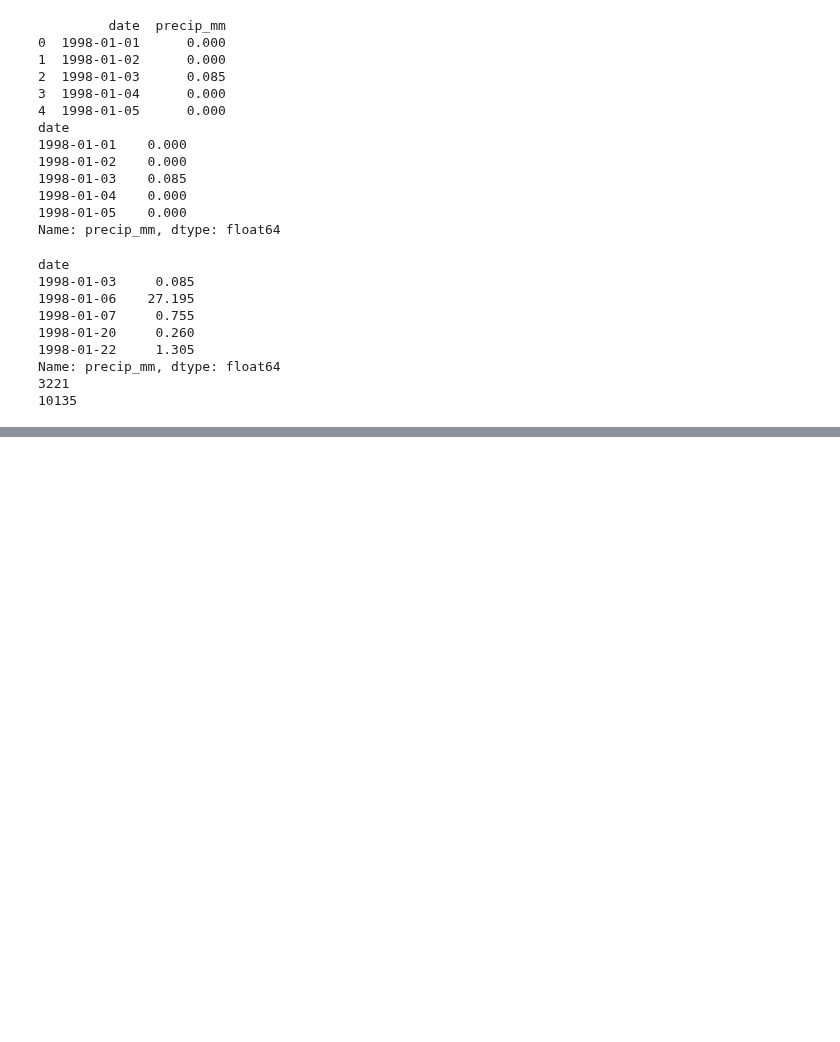
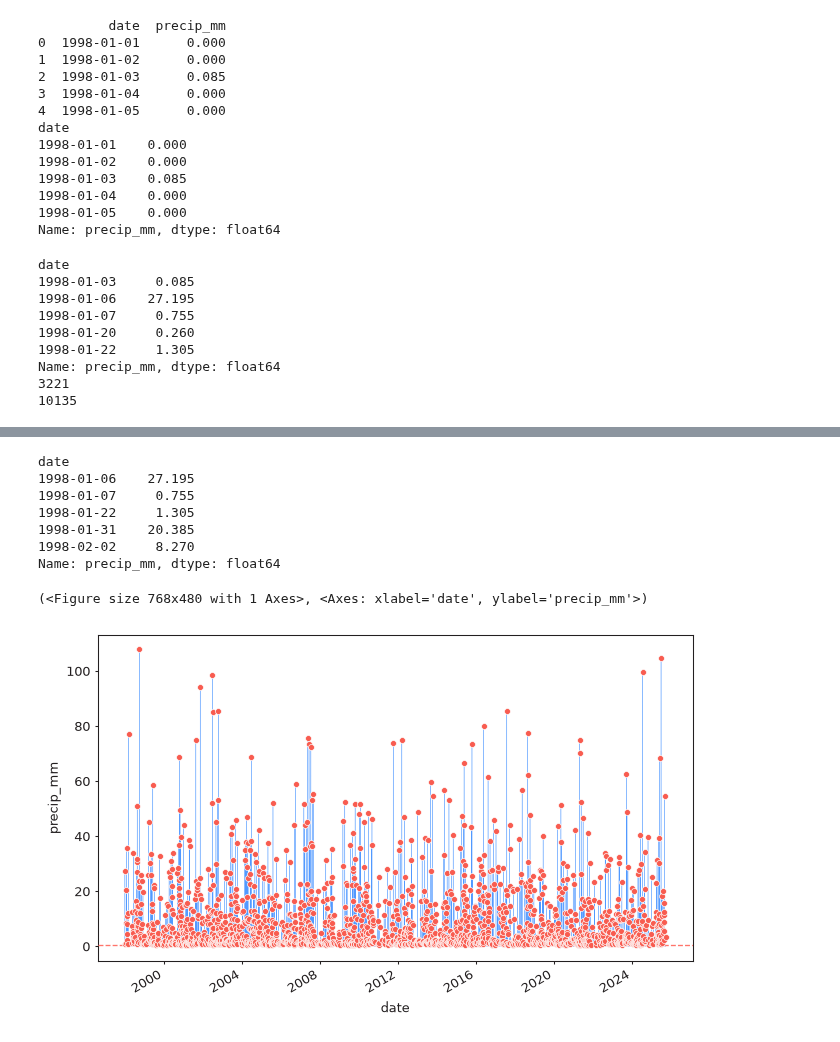
Before and after one commit to andrewmfisher/gesdisc-tutorials, a Jupyter notebook: conference-presentations/agu-2026/compute_recurrence_intervals.ipynb, the cells around one changed output, grey strips where cells are left out. Cells and saved outputs as stored; diff of their text form; code cells hidden in the pictures; blank space fills up the shorter version.

Commit message:
adding peaks over threshold method

```diff
--- a/conference-presentations/agu-2026/compute_recurrence_intervals.ipynb
+++ b/conference-presentations/agu-2026/compute_recurrence_intervals.ipynb
@@ -85,3 +71,19 @@ Name: precip_mm, dtype: float64
+# %%
+# Peaks Over Threshold (POT)
+model = EVA(ds_series)
+model.get_extremes("POT", threshold=0.5, r="12h")
+print(model.extremes.head())
+model.plot_extremes(show_clusters=True)
+# %% [output]
+date
+1998-01-06    27.195
+1998-01-07     0.755
+1998-01-22     1.305
+1998-01-31    20.385
+1998-02-02     8.270
+Name: precip_mm, dtype: float64
+(<Figure size 768x480 with 1 Axes>, <Axes: xlabel='date', ylabel='precip_mm'>)
+[figure, added]
 # %%
 # Fit a model to the extreme values
 
```
Also changed, not shown: parts of 6 cells of this notebook, 1 other file.
